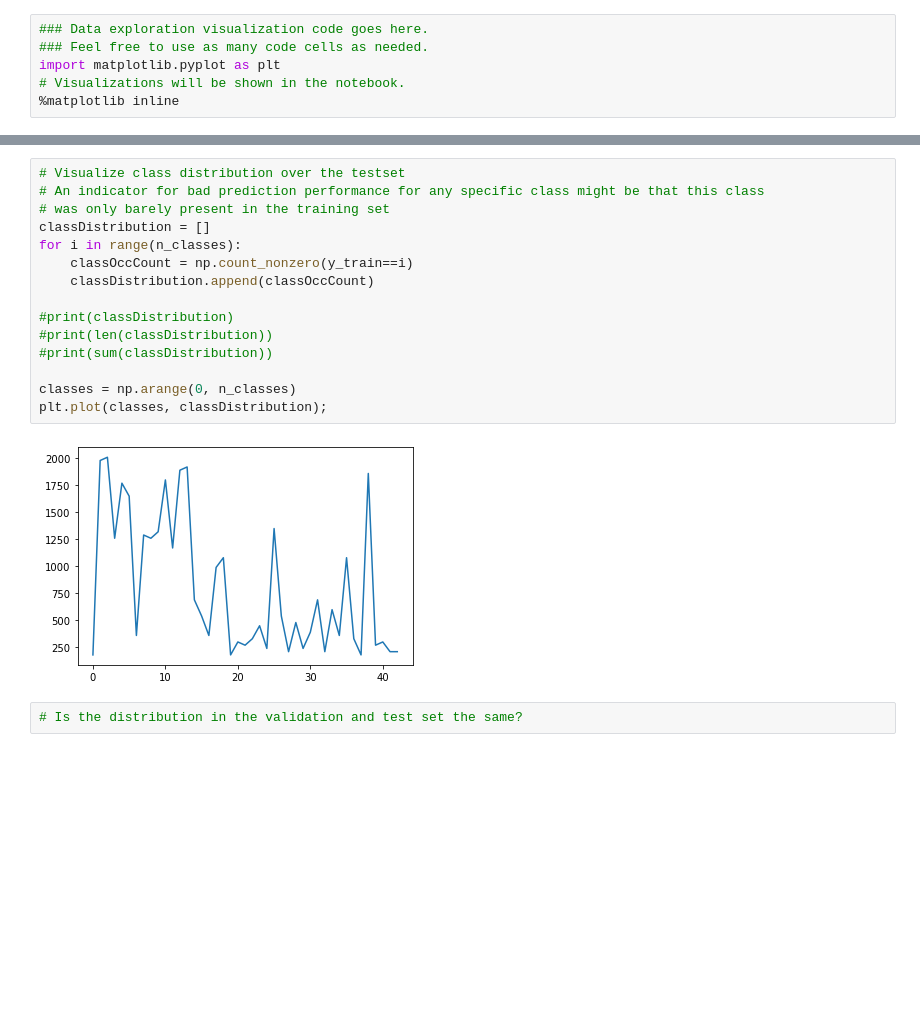
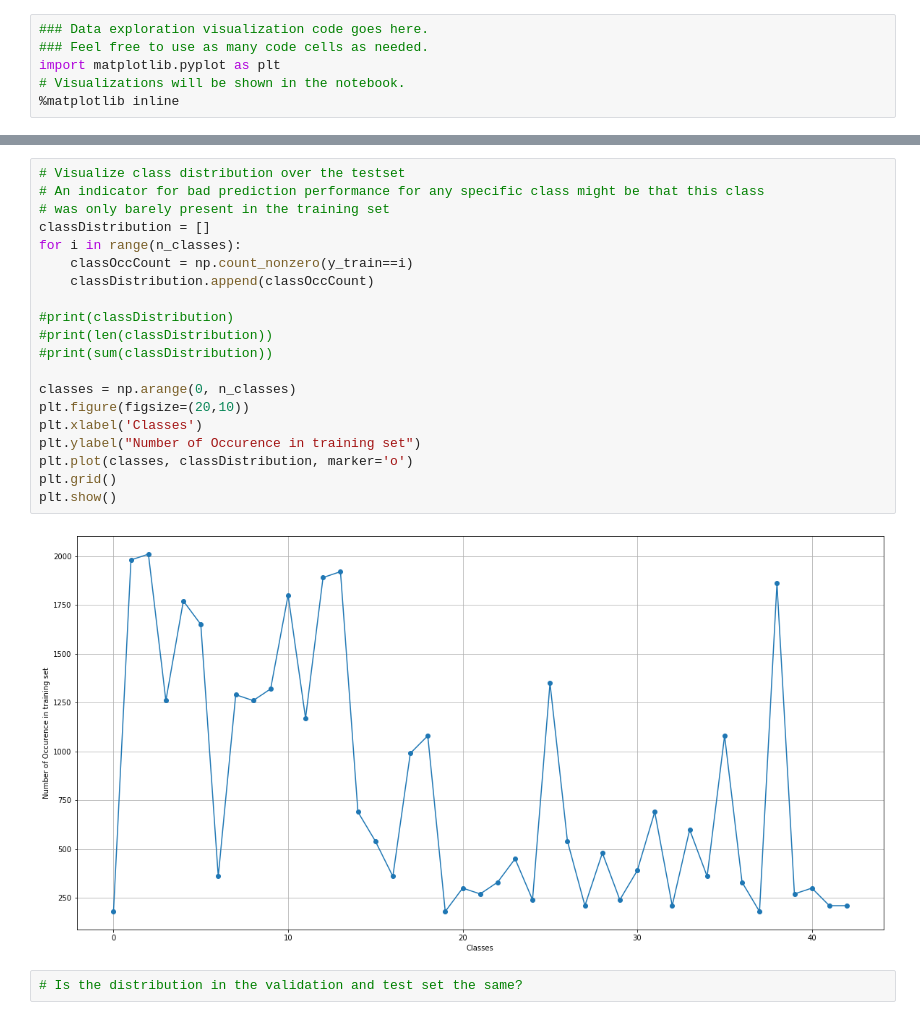
Before and after one commit to dschmoeller/03TrafficSignClassifierCNN, a Jupyter notebook: Traffic_Sign_Classifier.ipynb, the cells around one changed output, grey strips where cells are left out. Saved outputs shown, nothing was run; the diff lists cells and outputs as text; blank space fills up the shorter version.

```diff
--- a/Traffic_Sign_Classifier.ipynb
+++ b/Traffic_Sign_Classifier.ipynb
@@ -108,20 +108,25 @@ Labeled as:  10
 # %%
 # Visualize class distribution over the testset
 # An indicator for bad prediction performance for any specific class might be that this class
 # was only barely present in the training set
 classDistribution = []
 for i in range(n_classes):
     classOccCount = np.count_nonzero(y_train==i)
     classDistribution.append(classOccCount)
 
 #print(classDistribution)
 #print(len(classDistribution))
 #print(sum(classDistribution))
 
 classes = np.arange(0, n_classes)
-plt.plot(classes, classDistribution);
+plt.figure(figsize=(20,10))
+plt.xlabel('Classes')
+plt.ylabel("Number of Occurence in training set")
+plt.plot(classes, classDistribution, marker='o')
+plt.grid()
+plt.show()
 # %% [output]
-[figure, old version]
+[figure, new version]
 # %%
 # Is the distribution in the validation and test set the same?
 # %%
```
Also changed, not shown: parts of 10 cells of this notebook, 4 other files.
